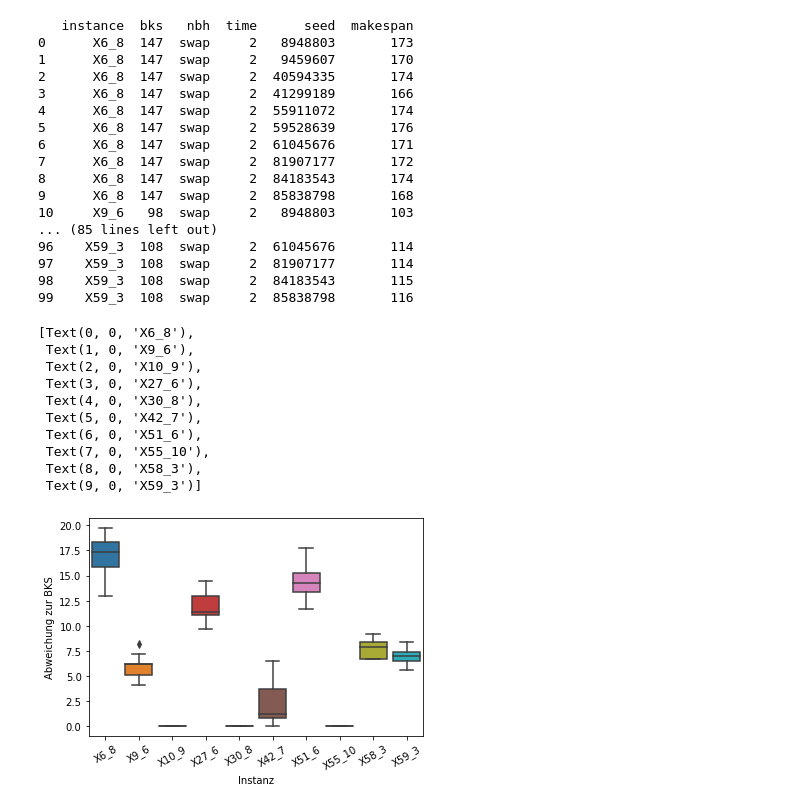
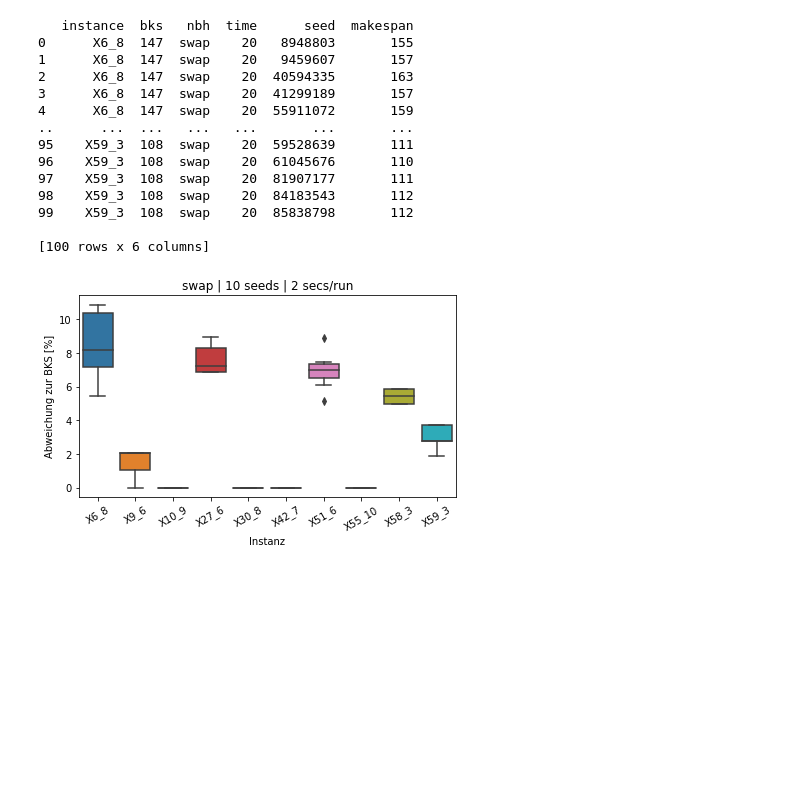
Before and after one commit to mbenahmed1/ScheduleMe, a Jupyter notebook: etc/phase2_plots.ipynb, the cells around one changed output. Saved outputs shown, nothing was run; the diff lists cells and outputs as text; code cells hidden in the pictures; blank space fills up the shorter version.

Commit message:
added more results - minor changes in script and plot notebook

```diff
--- a/etc/phase2_plots.ipynb
+++ b/etc/phase2_plots.ipynb
@@ -1,44 +1,32 @@
 # %%
 import pandas as pd
-data = pd.read_csv("phase2_results/old.csv")
+data = pd.read_csv("phase2_results/old_20.csv")
 print(data)
 # %% [output]
    instance  bks   nbh  time      seed  makespan
-0      X6_8  147  swap     2   8948803       173
-1      X6_8  147  swap     2   9459607       170
-2      X6_8  147  swap     2  40594335       174
-3      X6_8  147  swap     2  41299189       166
-4      X6_8  147  swap     2  55911072       174
-5      X6_8  147  swap     2  59528639       176
-6      X6_8  147  swap     2  61045676       171
-7      X6_8  147  swap     2  81907177       172
-8      X6_8  147  swap     2  84183543       174
-9      X6_8  147  swap     2  85838798       168
-10     X9_6   98  swap     2   8948803       103
-... (85 lines left out)
-96    X59_3  108  swap     2  61045676       114
-97    X59_3  108  swap     2  81907177       114
-98    X59_3  108  swap     2  84183543       115
-99    X59_3  108  swap     2  85838798       116
+0      X6_8  147  swap    20   8948803       155
+1      X6_8  147  swap    20   9459607       157
+2      X6_8  147  swap    20  40594335       163
+3      X6_8  147  swap    20  41299189       157
+4      X6_8  147  swap    20  55911072       159
+..      ...  ...   ...   ...       ...       ...
+95    X59_3  108  swap    20  59528639       111
+96    X59_3  108  swap    20  61045676       110
+97    X59_3  108  swap    20  81907177       111
+98    X59_3  108  swap    20  84183543       112
+99    X59_3  108  swap    20  85838798       112
+
+[100 rows x 6 columns]
 # %%
 import seaborn as sns
 import matplotlib.pyplot as plt
 
 fig, ax = plt.subplots()
 
 sns.boxplot(ax=ax, x=data.instance,  y=(data.makespan/data.bks - 1) * 100)
 
-ax.set(xlabel="Instanz", ylabel="Abweichung zur BKS")
+ax.set(title="swap | 10 seeds | 2 secs/run", xlabel="Instanz", ylabel="Abweichung zur BKS [%]")
 ax.set_xticklabels(ax.get_xticklabels(), rotation=30)
+plt.tight_layout()
 # %% [output]
-[Text(0, 0, 'X6_8'),
- Text(1, 0, 'X9_6'),
- Text(2, 0, 'X10_9'),
- Text(3, 0, 'X27_6'),
- Text(4, 0, 'X30_8'),
- Text(5, 0, 'X42_7'),
- Text(6, 0, 'X51_6'),
- Text(7, 0, 'X55_10'),
- Text(8, 0, 'X58_3'),
- Text(9, 0, 'X59_3')]
-[figure, old version]
+[figure, new version]
```
Also changed, not shown: parts of 1 cell of this notebook, 3 other files.
